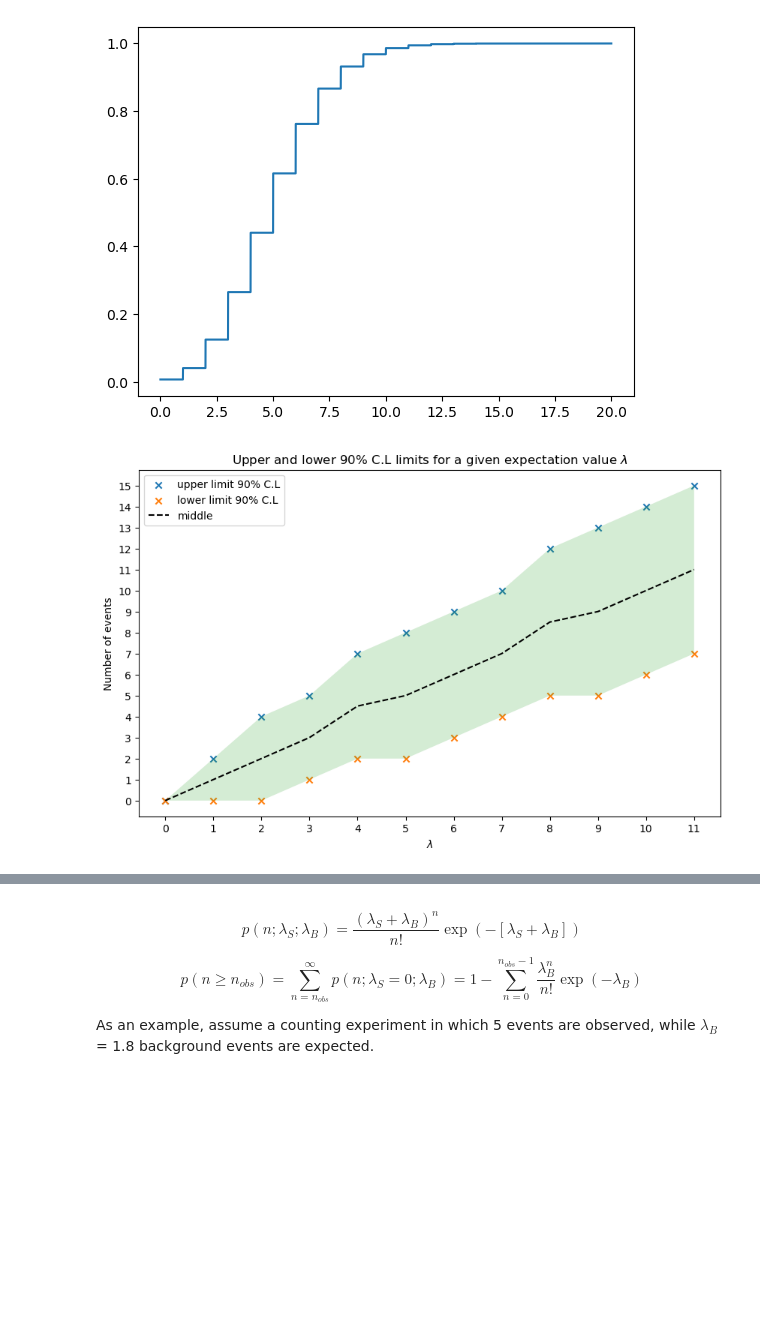
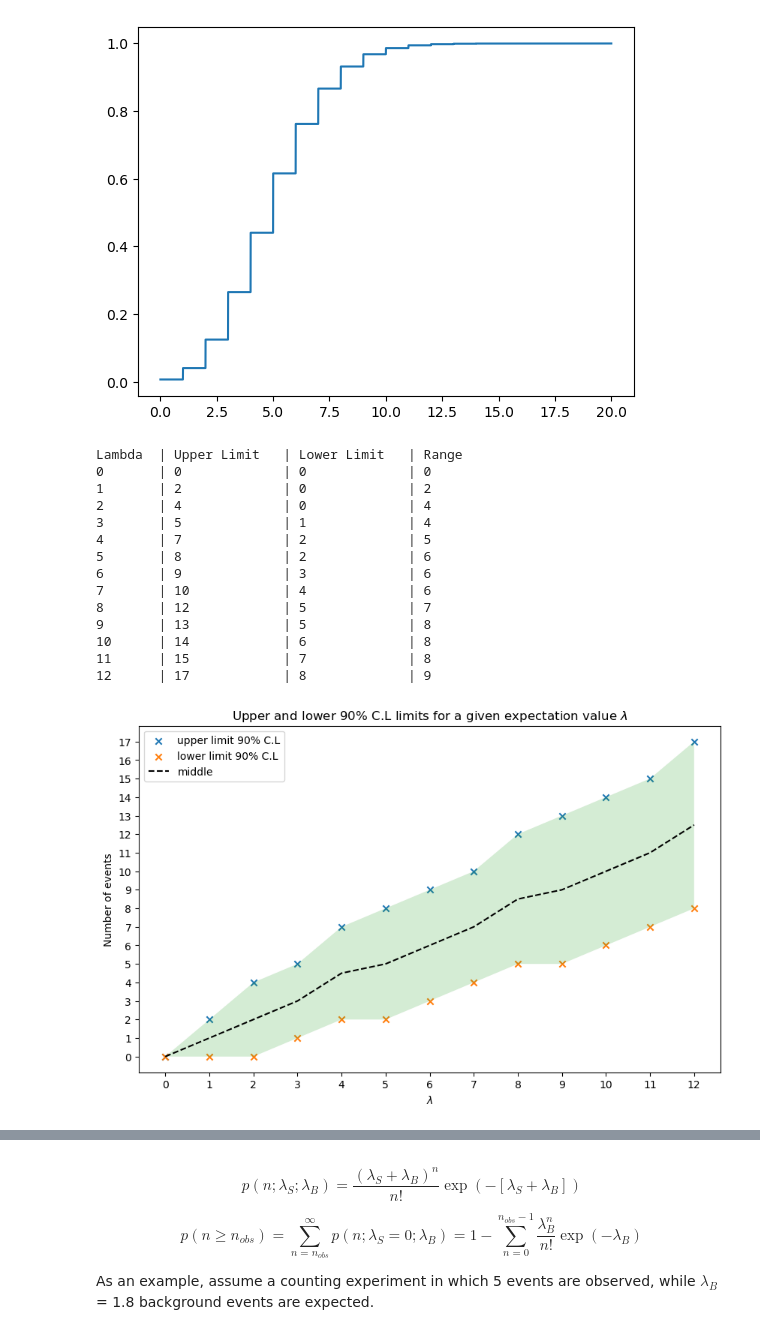
Before and after one commit to aotownsend/StatMethods2022, a Jupyter notebook: submissions/week10/annanay_week10.ipynb, the cells around one changed output, grey strips where cells are left out. Saved outputs shown, nothing was run; the diff lists cells and outputs as text; code cells hidden in the pictures; blank space fills up the shorter version.

```diff
--- a/submissions/week10/annanay_week10.ipynb
+++ b/submissions/week10/annanay_week10.ipynb
@@ -28,37 +28,54 @@ lower limit: 2000, upper limit: 8000
 [figure]
 # %%
 x = np.arange(0, 20, 1)
-mu_array = np.arange(0, 12, 1)
+mu_array = np.arange(0, 13, 1)
 
 
 
 uls = []
 lls = []
+
+print("Lambda\t| Upper Limit\t| Lower Limit\t| Range")
 
 for mu in mu_array:
     cum_prob = stats.poisson.cdf(x, mu)
     upper_limit = x[np.argmin(cum_prob<0.9)]
     lower_limit = x[np.argmin(cum_prob<0.1)]
     uls.append(upper_limit)
     lls.append(lower_limit)
+    print(f"{mu}\t| {upper_limit}\t\t| {lower_limit}\t\t| {upper_limit-lower_limit}")
 
 figure = plt.figure(figsize=(10, 6))
 
 plt.scatter(mu_array, uls, label="upper limit 90% C.L", marker="x")
 plt.scatter(mu_array, lls, label="lower limit 90% C.L", marker="x")
 plt.plot(mu_array, np.sum([lls,uls],axis=0)/2, label="middle", ls="--", color="black")
 
 plt.xticks(mu_array)
 plt.yticks(x)
 
 plt.fill_between(mu_array, uls, lls, alpha=0.2)
 plt.legend()
 
 plt.title("Upper and lower 90% C.L limits for a given expectation value $\lambda$")
 plt.xlabel("$\lambda$")
 plt.ylabel("Number of events")
 
 plt.show()
 # %% [output]
+Lambda  | Upper Limit   | Lower Limit   | Range
+0       | 0             | 0             | 0
+1       | 2             | 0             | 2
+2       | 4             | 0             | 4
+3       | 5             | 1             | 4
+4       | 7             | 2             | 5
+5       | 8             | 2             | 6
+6       | 9             | 3             | 6
+7       | 10            | 4             | 6
+8       | 12            | 5             | 7
+9       | 13            | 5             | 8
+10      | 14            | 6             | 8
+11      | 15            | 7             | 8
+12      | 17            | 8             | 9
-[figure, old version]
+[figure, new version]
 # %%
```
Also changed, not shown: parts of 1 cell of this notebook.
